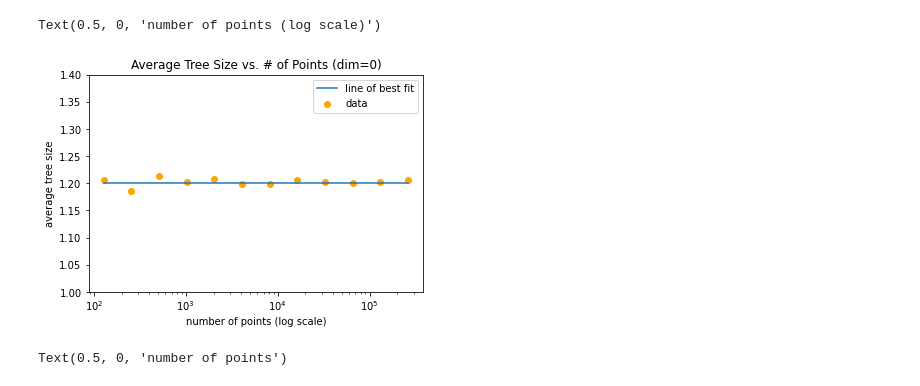
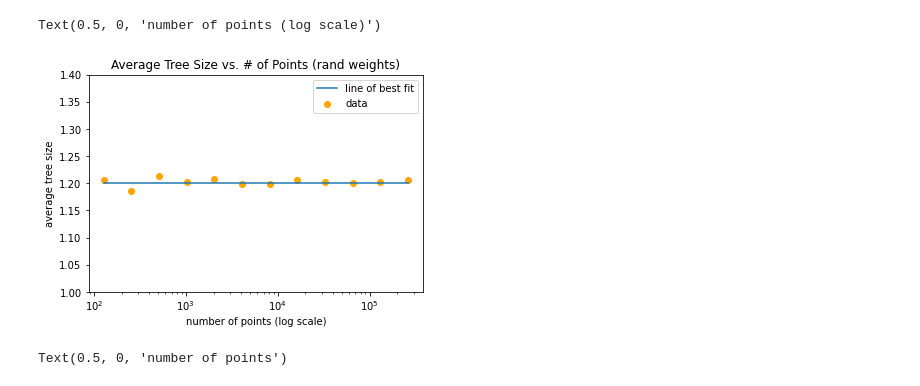
Before and after one commit to christyjestin/CS-124-P1, a Jupyter notebook: plots/graphs.ipynb, the cells around one changed output. Drawn from its saved outputs; the diff is of its cells as text; code cells hidden in the pictures.

```diff
--- a/plots/graphs.ipynb
+++ b/plots/graphs.ipynb
@@ -9,15 +9,15 @@ def guess_0(x):
 # %%
 plt.scatter(x_vals, avg_sizes_0, color = 'orange', label='data')
 plt.plot(x_vals, [guess_0(x) for x in x_vals], label='line of best fit')
 plt.xscale('log')
 plt. ylim(1, 1.4)
 plt.legend()
-plt.title('Average Tree Size vs. # of Points (dim=0)')
+plt.title('Average Tree Size vs. # of Points (rand weights)')
 plt.ylabel("average tree size")
 plt.xlabel("number of points (log scale)")
 # %% [output]
 Text(0.5, 0, 'number of points (log scale)')
-[figure, old version]
+[figure, new version]
 # %%
 avg_times_2 = [7.601829, 10.675033, 15.092278, 21.049362, 29.622177, 41.808372, 58.910259, 83.051468, 117.433556, 166.102737, 234.588867, 331.629486]
 # %%
```
Also changed, not shown: 1 other file.
